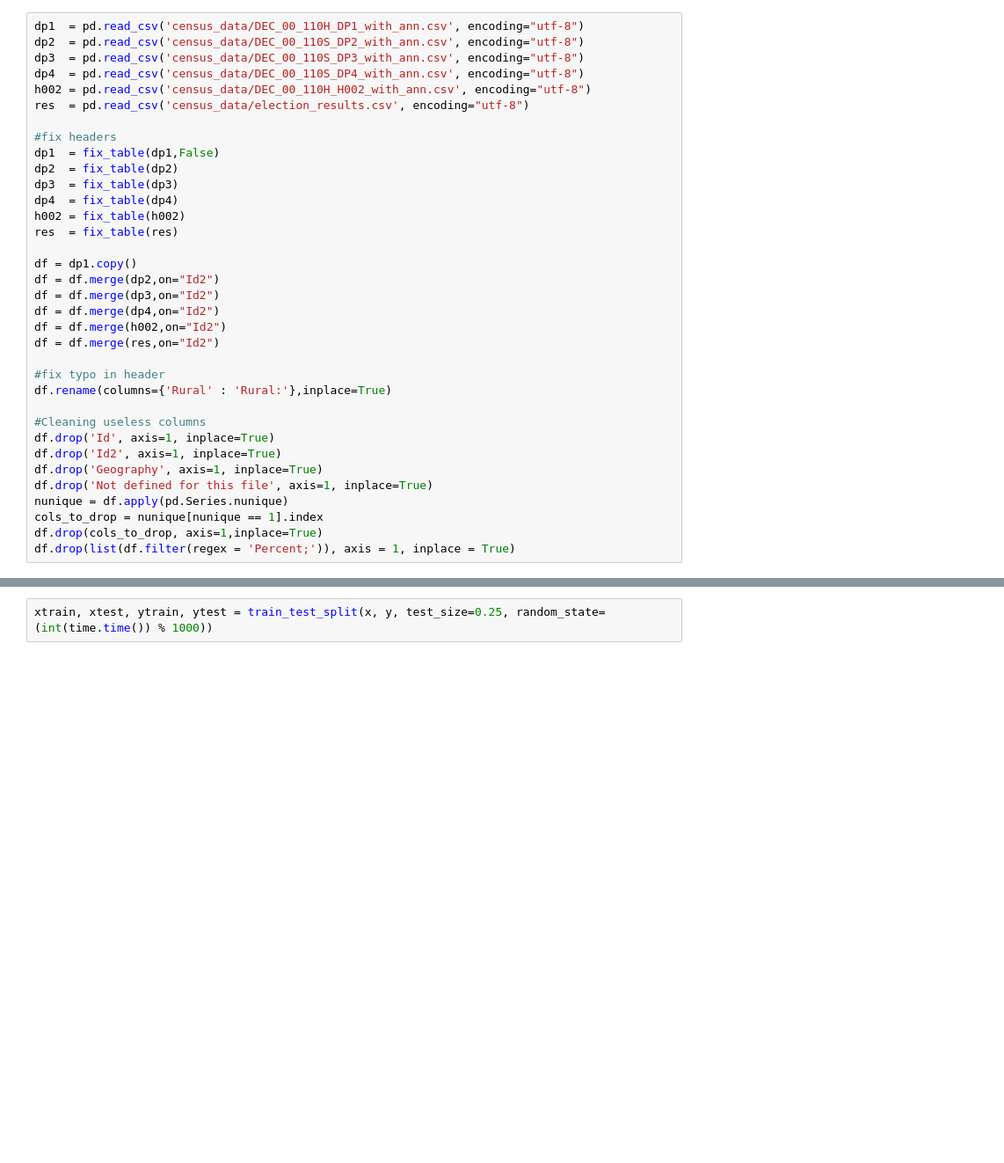
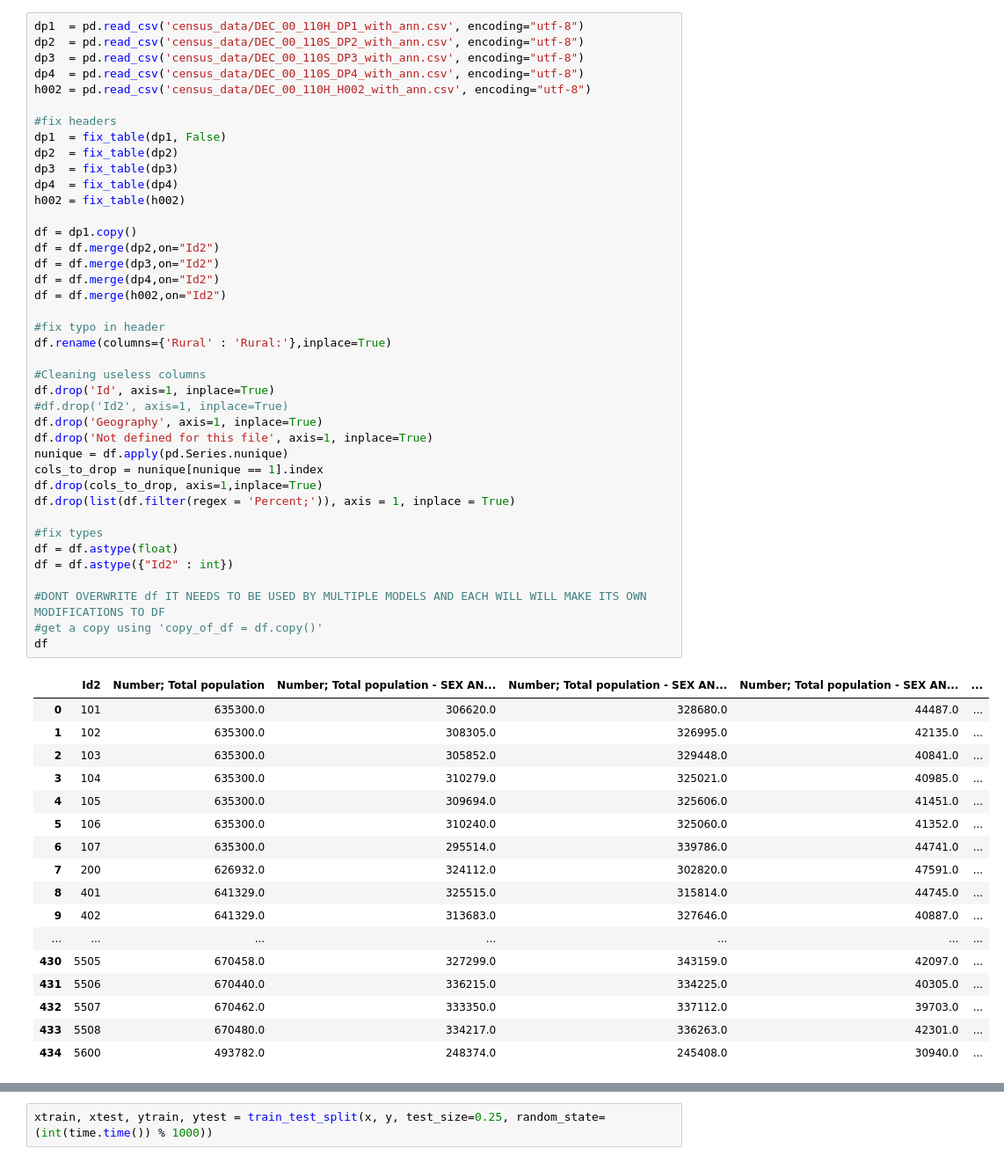
Before and after one commit to randallpl/Election_Predictor_CSC180, a Jupyter notebook: csc180fproj.ipynb, the cells around one changed output, grey strips where cells are left out. Shown at 88% size. Drawn from its saved outputs; the diff is of its cells as text; blank space fills up the shorter version.

```diff
--- a/csc180fproj.ipynb
+++ b/csc180fproj.ipynb
@@ -70,35 +77,58 @@ def fix_table(df,dropig=True):
 # %%
 dp1  = pd.read_csv('census_data/DEC_00_110H_DP1_with_ann.csv', encoding="utf-8")
 dp2  = pd.read_csv('census_data/DEC_00_110S_DP2_with_ann.csv', encoding="utf-8")
 dp3  = pd.read_csv('census_data/DEC_00_110S_DP3_with_ann.csv', encoding="utf-8")
 dp4  = pd.read_csv('census_data/DEC_00_110S_DP4_with_ann.csv', encoding="utf-8")
 h002 = pd.read_csv('census_data/DEC_00_110H_H002_with_ann.csv', encoding="utf-8")
-res  = pd.read_csv('census_data/election_results.csv', encoding="utf-8")
 
 #fix headers
-dp1  = fix_table(dp1,False)
+dp1  = fix_table(dp1, False)
 dp2  = fix_table(dp2)
 dp3  = fix_table(dp3)
 dp4  = fix_table(dp4)
 h002 = fix_table(h002)
-res  = fix_table(res)
 
 df = dp1.copy()
 df = df.merge(dp2,on="Id2")
 df = df.merge(dp3,on="Id2")
 df = df.merge(dp4,on="Id2")
 df = df.merge(h002,on="Id2")
-df = df.merge(res,on="Id2")
 
 #fix typo in header
 df.rename(columns={'Rural' : 'Rural:'},inplace=True)
 
 #Cleaning useless columns
 df.drop('Id', axis=1, inplace=True)
-df.drop('Id2', axis=1, inplace=True)
+#df.drop('Id2', axis=1, inplace=True)
 df.drop('Geography', axis=1, inplace=True)
 df.drop('Not defined for this file', axis=1, inplace=True)
 nunique = df.apply(pd.Series.nunique)
 cols_to_drop = nunique[nunique == 1].index
 df.drop(cols_to_drop, axis=1,inplace=True)
 df.drop(list(df.filter(regex = 'Percent;')), axis = 1, inplace = True)
+
+#fix types
+df = df.astype(float)
+df = df.astype({"Id2" : int})
+
+#DONT OVERWRITE df IT NEEDS TO BE USED BY MULTIPLE MODELS AND EACH WILL WILL MAKE ITS OWN MODIFICATIONS TO DF
+#get a copy using 'copy_of_df = df.copy()'
+df
+# %% [output]
+|  | Id2 | Number; Total population | Number; Total population - SEX AN... | Number; Total population - SEX AN... | Number; Total population - SEX AN... | ... |
+| 0 | 101 | 635300.0 | 306620.0 | 328680.0 | 44487.0 | ... |
+| 1 | 102 | 635300.0 | 308305.0 | 326995.0 | 42135.0 | ... |
+| 2 | 103 | 635300.0 | 305852.0 | 329448.0 | 40841.0 | ... |
+| 3 | 104 | 635300.0 | 310279.0 | 325021.0 | 40985.0 | ... |
+| 4 | 105 | 635300.0 | 309694.0 | 325606.0 | 41451.0 | ... |
+| 5 | 106 | 635300.0 | 310240.0 | 325060.0 | 41352.0 | ... |
+| 6 | 107 | 635300.0 | 295514.0 | 339786.0 | 44741.0 | ... |
+| 7 | 200 | 626932.0 | 324112.0 | 302820.0 | 47591.0 | ... |
+| 8 | 401 | 641329.0 | 325515.0 | 315814.0 | 44745.0 | ... |
+| 9 | 402 | 641329.0 | 313683.0 | 327646.0 | 40887.0 | ... |
+| ... | ... | ... | ... | ... | ... | ... |
+| 430 | 5505 | 670458.0 | 327299.0 | 343159.0 | 42097.0 | ... |
+| 431 | 5506 | 670440.0 | 336215.0 | 334225.0 | 40305.0 | ... |
+| 432 | 5507 | 670462.0 | 333350.0 | 337112.0 | 39703.0 | ... |
+| 433 | 5508 | 670480.0 | 334217.0 | 336263.0 | 42301.0 | ... |
+| 434 | 5600 | 493782.0 | 248374.0 | 245408.0 | 30940.0 | ... |
```
Also changed, not shown: parts of 29 cells of this notebook, 2 other files.
